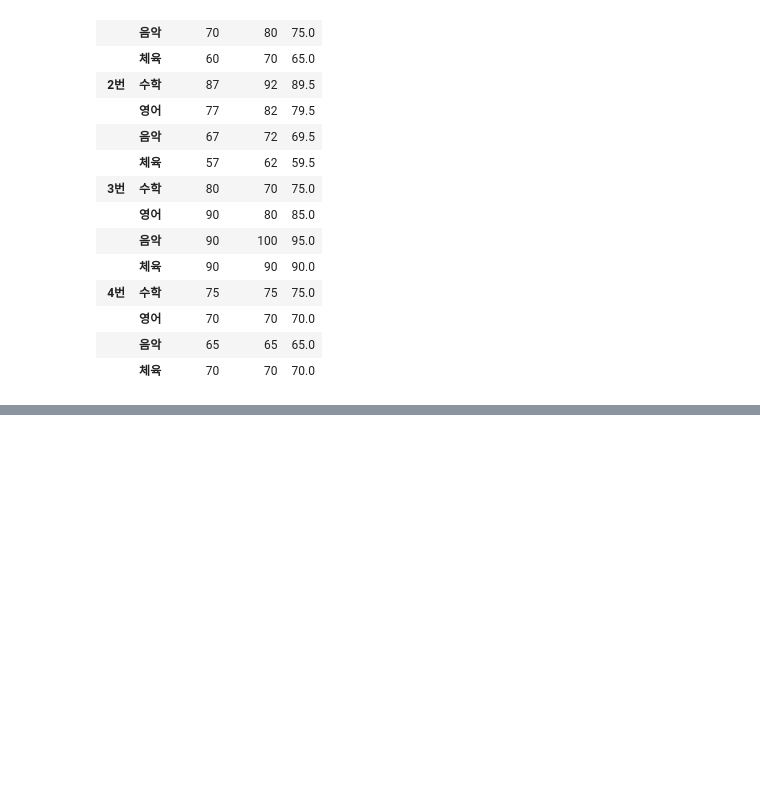
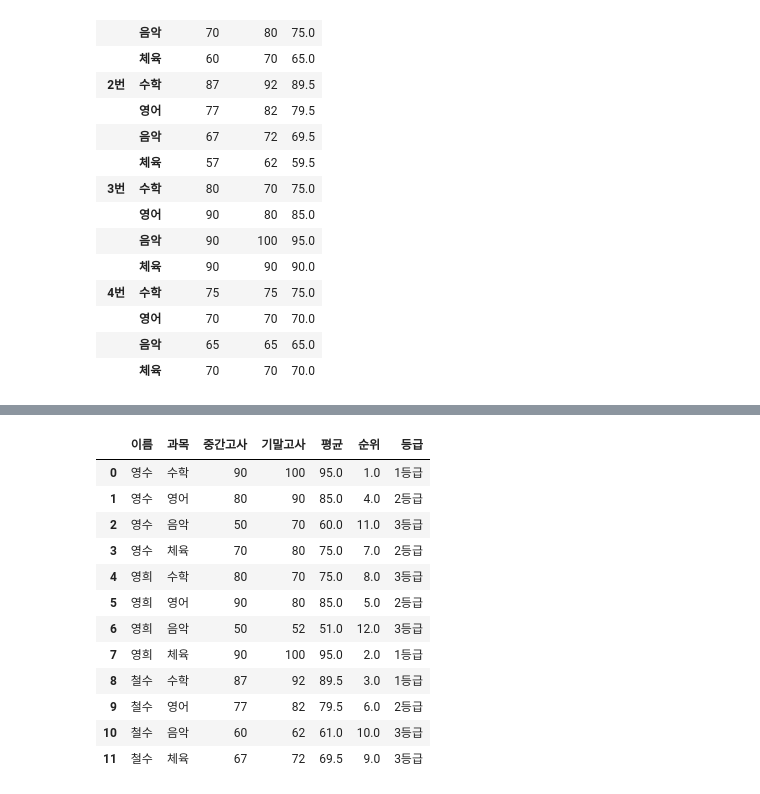
Before and after one commit to unknown-jun/Pandas, a Jupyter notebook: reviewing_pandas.ipynb, the cells around one changed output, grey strips where cells are left out. Saved outputs shown, nothing was run; the diff lists cells and outputs as text; code cells hidden in the pictures; blank space fills up the shorter version.

```diff
--- a/reviewing_pandas.ipynb
+++ b/reviewing_pandas.ipynb
@@ -1045,0 +1084,10 @@ MultiIndex([('1번', '수학'),
+# %%
+final_score = [100, 90, 80, 70,
+               92, 82, 72, 62,
+               70, 80, 100 ,52]
+# %%
+class_score = pd.DataFrame({'중간고사':mdf_s,
+                            '기말고사':final_score})
+class_score['평균'] = (class_score['중간고사'] + class_score['기말고사']) /2
+class_score['순위'] = class_score['평균'].rank(method='first', ascending=False)
+class_score
@@ -1045,0 +1109,12 @@ MultiIndex([('1번', '수학'),
+# %%
+def Make_grad(value):
+    value = int(value)
+    if value < 4:
+        return '1등급'
+    elif value < 8:
+        return '2등급'
+    else:
+        return '3등급'
+
+class_score['등급'] = class_score['순위'].apply(Make_grad)
+class_score
@@ -1045,0 +1138,6 @@ MultiIndex([('1번', '수학'),
+# %%
+# class_score['영수':'바둑이']
+# 멀티인덱스는 초기 인덱스가 정렬이 되어 있지 않기 때문에 단순히 슬라이싱을 하면 에러가 나타난다.
+
+class_score = class_score.sort_index()
+class_score
@@ -1045,0 +1283,17 @@ MultiIndex([('1번', '수학'),
+# %%
+idx_flat = class_score.reset_index(level = (0, 1))
+idx_flat
+# %% [output]
+|  | 이름 | 과목 | 중간고사 | 기말고사 | 평균 | 순위 | 등급 |
+| 0 | 영수 | 수학 | 90 | 100 | 95.0 | 1.0 | 1등급 |
+| 1 | 영수 | 영어 | 80 | 90 | 85.0 | 4.0 | 2등급 |
+| 2 | 영수 | 음악 | 50 | 70 | 60.0 | 11.0 | 3등급 |
+| 3 | 영수 | 체육 | 70 | 80 | 75.0 | 7.0 | 2등급 |
+| 4 | 영희 | 수학 | 80 | 70 | 75.0 | 8.0 | 3등급 |
+| 5 | 영희 | 영어 | 90 | 80 | 85.0 | 5.0 | 2등급 |
+| 6 | 영희 | 음악 | 50 | 52 | 51.0 | 12.0 | 3등급 |
+| 7 | 영희 | 체육 | 90 | 100 | 95.0 | 2.0 | 1등급 |
+| 8 | 철수 | 수학 | 87 | 92 | 89.5 | 3.0 | 1등급 |
+| 9 | 철수 | 영어 | 77 | 82 | 79.5 | 6.0 | 2등급 |
+| 10 | 철수 | 음악 | 60 | 62 | 61.0 | 10.0 | 3등급 |
+| 11 | 철수 | 체육 | 67 | 72 | 69.5 | 9.0 | 3등급 |
```
Also changed, not shown: parts of 156 cells of this notebook.
